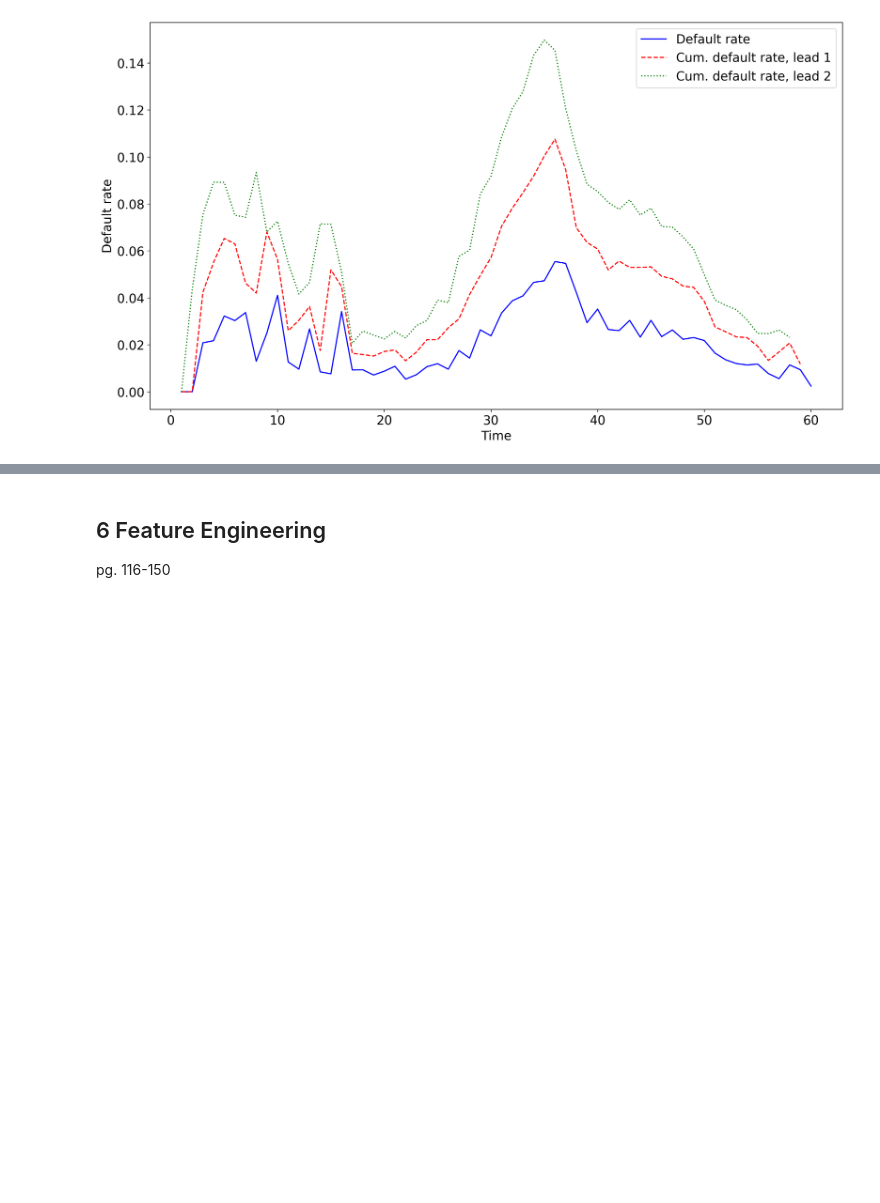
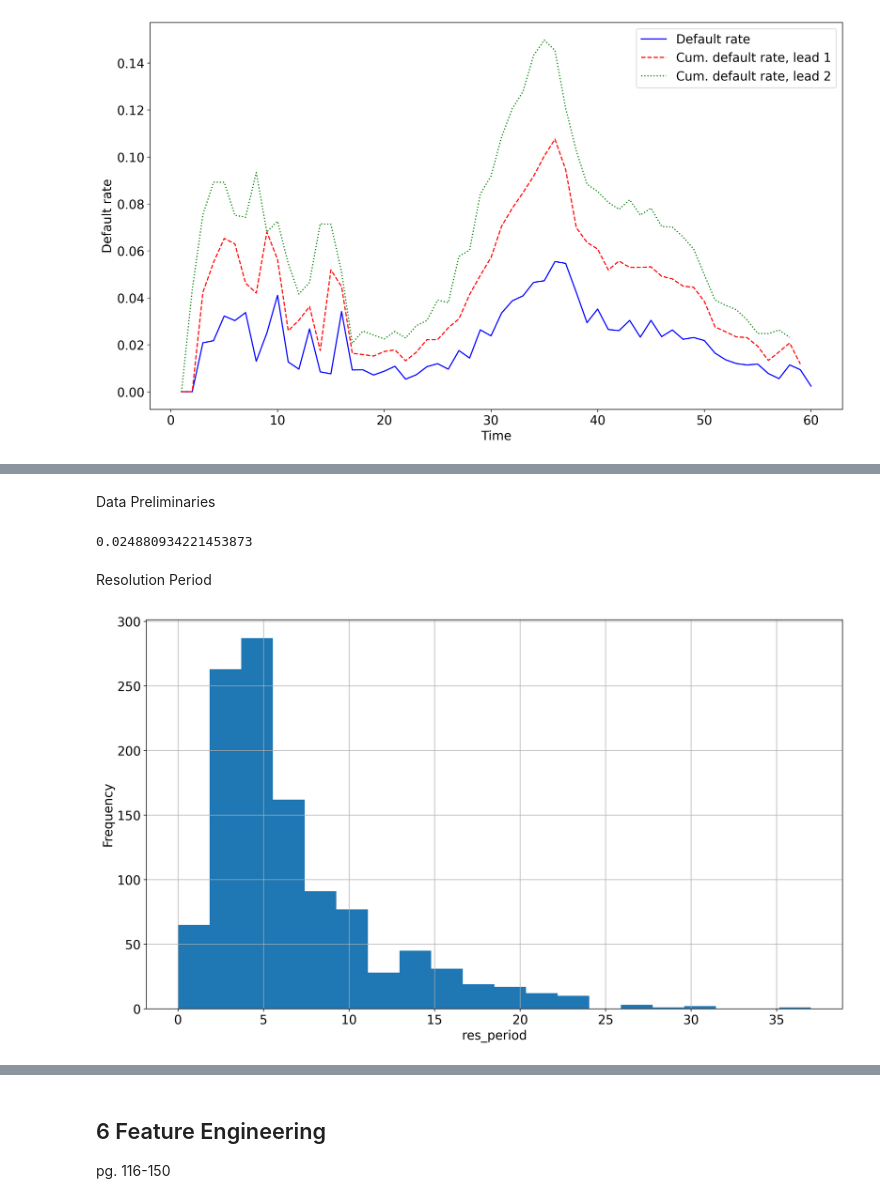
Before and after one commit to lktuan/deep_credit_risk, a Jupyter notebook: notebooks/part2_data_processing_and_validation.ipynb, the cells around one changed output, grey strips where cells are left out. Cells and saved outputs as stored; diff of their text form; code cells hidden in the pictures; blank space fills up the shorter version.

```diff
--- a/notebooks/part2_data_processing_and_validation.ipynb
+++ b/notebooks/part2_data_processing_and_validation.ipynb
@@ -191,0 +205,21 @@ plt.show()
+# %% [markdown]
+Data Preliminaries
+# %%
+from dcr import dataprep
+
+data,_,_,_,_,_,_ = dataprep(data)
+data['PD'] = data['default_time'].mean()
+data['default_time'].mean()
+# %% [output]
+0.024880934221453873
+# %% [markdown]
+Resolution Period
+# %%
+data_default = data.loc[data['default_time'] == 1,:].copy()
+data_default.loc[:,'res_period'] = data_default.loc[:,'res_time'] - data_default.loc[:, 'time']
+data_default.loc[:,'res_period'].hist(bins=20)
+plt.xlabel('res_period')
+plt.ylabel('Frequency')
+plt.show()
+# %% [output]
+[figure, added]
```
Also changed, not shown: parts of 10 cells of this notebook.
